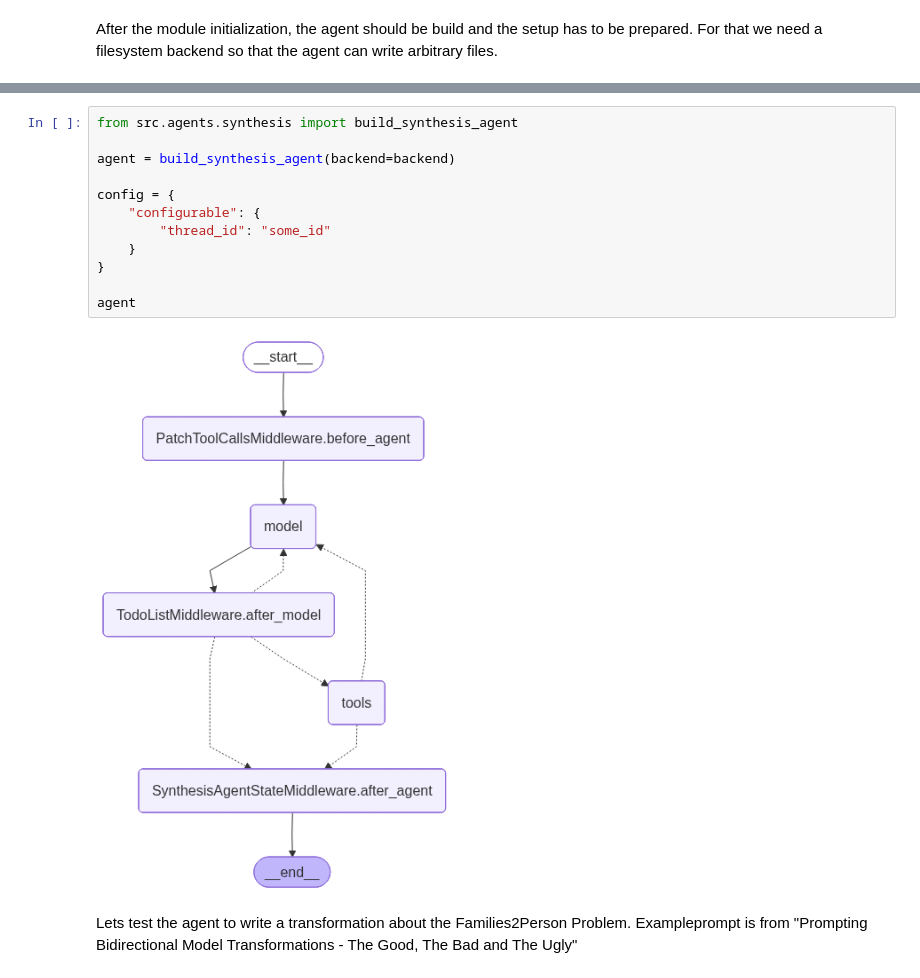
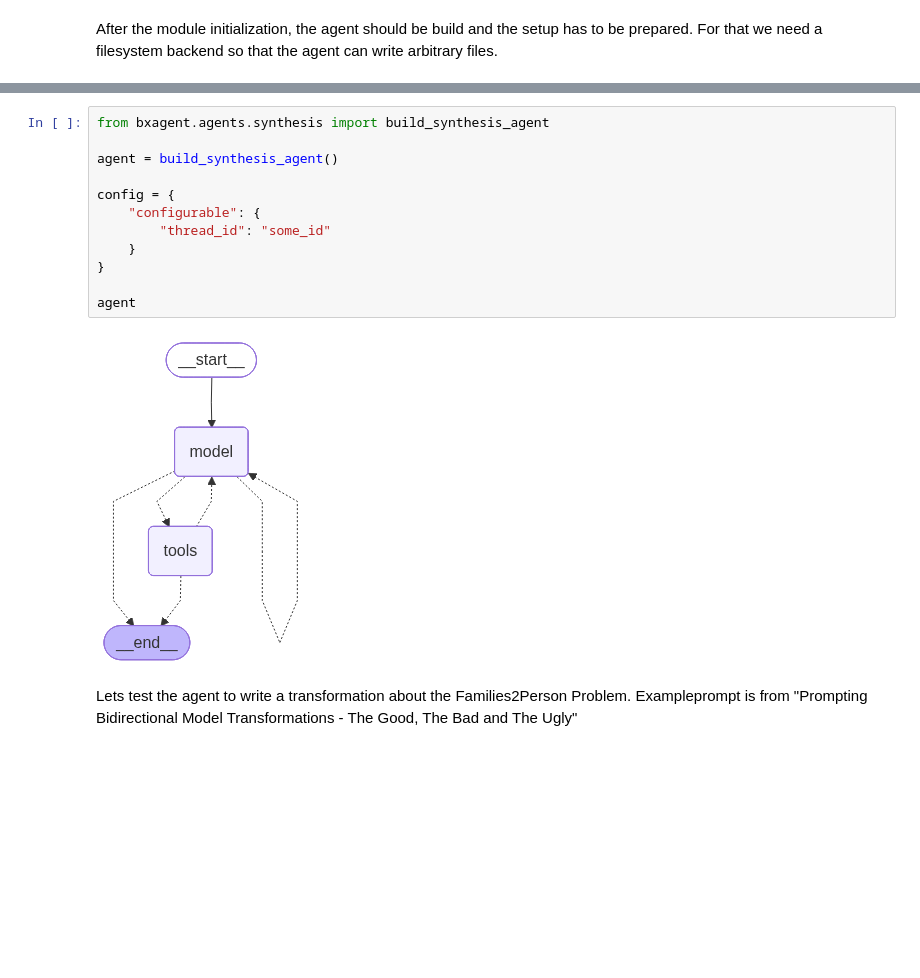
Before and after one commit to BequemeDecke/bxAgent, a Jupyter notebook: notebooks/approach_1/synthesis_agent.ipynb, the cells around one changed output, grey strips where cells are left out. Cells and saved outputs as stored; diff of their text form; blank space fills up the shorter version.

```diff
--- a/notebooks/approach_1/synthesis_agent.ipynb
+++ b/notebooks/approach_1/synthesis_agent.ipynb
@@ -29,17 +22,17 @@ backend = LocalShellBackend(
 # %%
-from src.agents.synthesis import build_synthesis_agent
+from bxagent.agents.synthesis import build_synthesis_agent
 
-agent = build_synthesis_agent(backend=backend)
+agent = build_synthesis_agent()
 
 config = {
     "configurable": {
         "thread_id": "some_id"
     }
 }
 
 agent
 # %% [output]
-[figure, old version]
+[figure, new version]
 # %% [markdown]
 Lets test the agent to write a transformation about the Families2Person Problem. Exampleprompt is from "Prompting Bidirectional Model Transformations - The Good, The Bad and The Ugly"
 # %%
```
Also changed, not shown: parts of 3 cells of this notebook, 2 other files.
